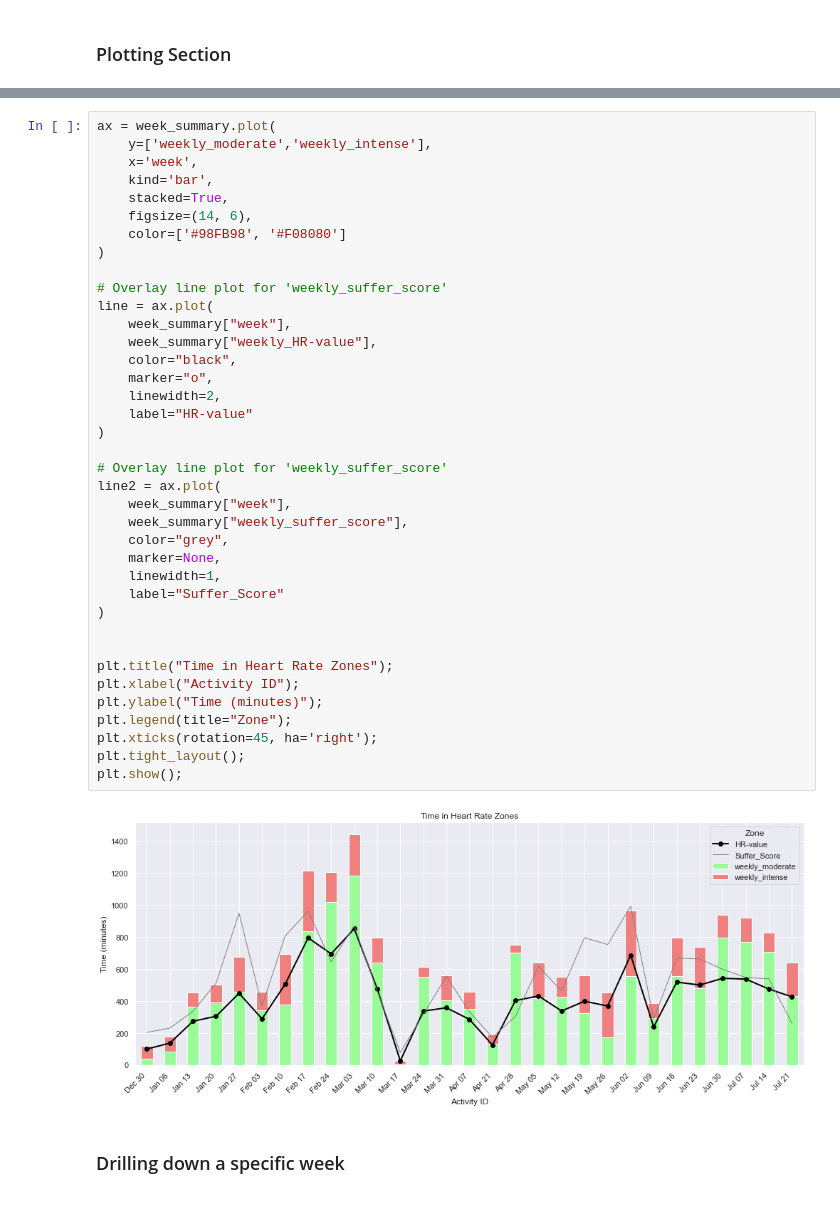
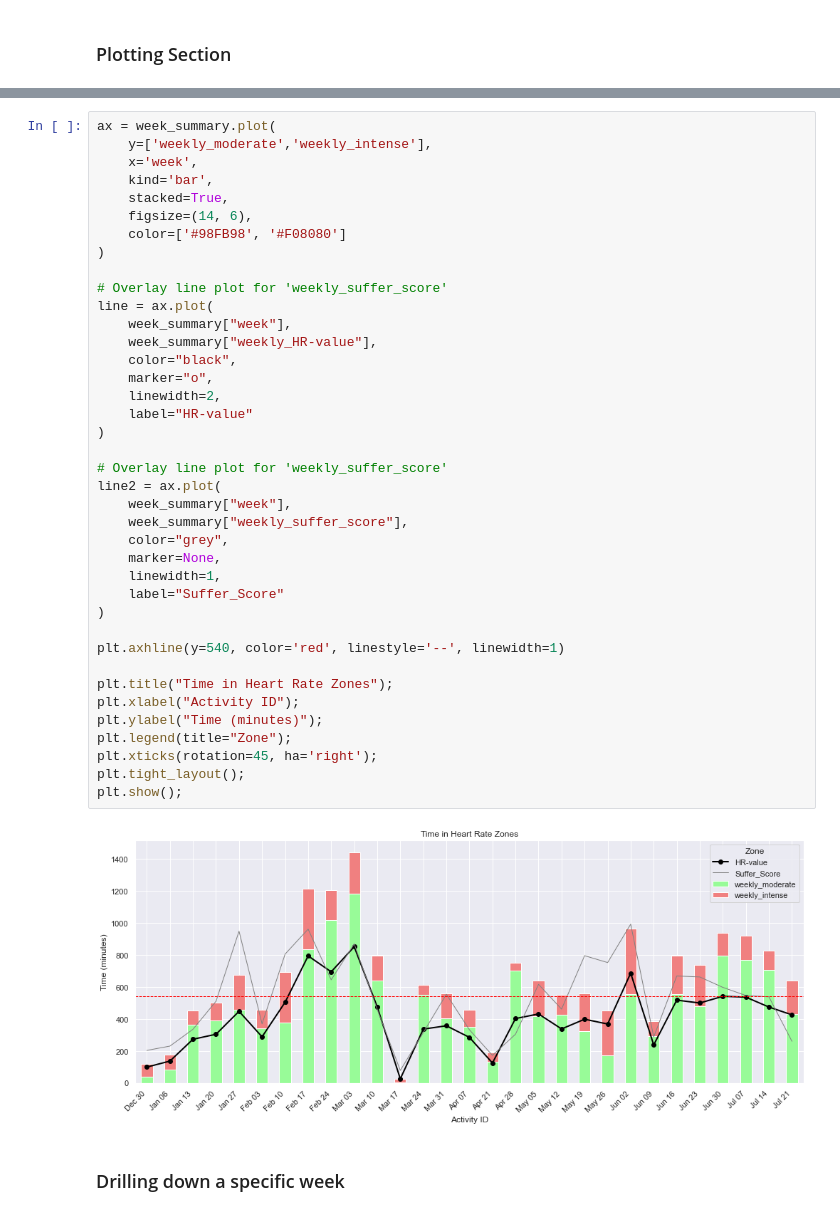
Before and after one commit to edterrell/healthy_heart, a Jupyter notebook: strava_API.ipynb, the cells around one changed output, grey strips where cells are left out. Saved outputs shown, nothing was run; the diff lists cells and outputs as text.

```diff
--- a/strava_API.ipynb
+++ b/strava_API.ipynb
@@ -381,34 +382,35 @@ ax = week_summary.plot(
 
 # Overlay line plot for 'weekly_suffer_score'
 line = ax.plot(
     week_summary["week"],
     week_summary["weekly_HR-value"],
     color="black",
     marker="o",
     linewidth=2,
     label="HR-value"
 )
 
 # Overlay line plot for 'weekly_suffer_score'
 line2 = ax.plot(
     week_summary["week"],
     week_summary["weekly_suffer_score"],
     color="grey",
     marker=None,
     linewidth=1,
     label="Suffer_Score"
 )
 
+plt.axhline(y=540, color='red', linestyle='--', linewidth=1)
 
 plt.title("Time in Heart Rate Zones");
 plt.xlabel("Activity ID");
 plt.ylabel("Time (minutes)");
 plt.legend(title="Zone");
 plt.xticks(rotation=45, ha='right');
 plt.tight_layout();
 plt.show();
 # %% [output]
-[figure, old version]
+[figure, new version]
 # %% [markdown]
 ### Drilling down a specific week
 # %% [raw]
```
Also changed, not shown: parts of 1 cell of this notebook.
